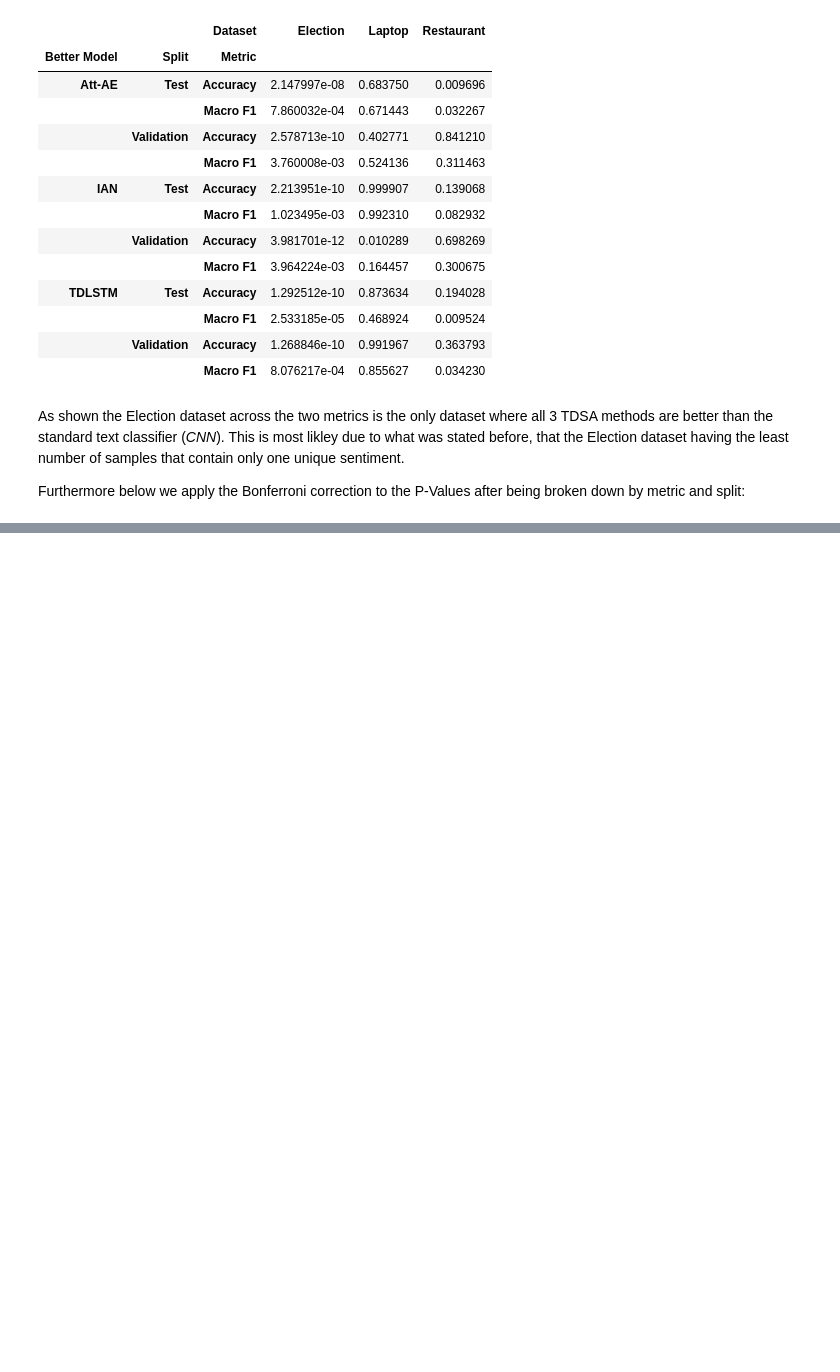
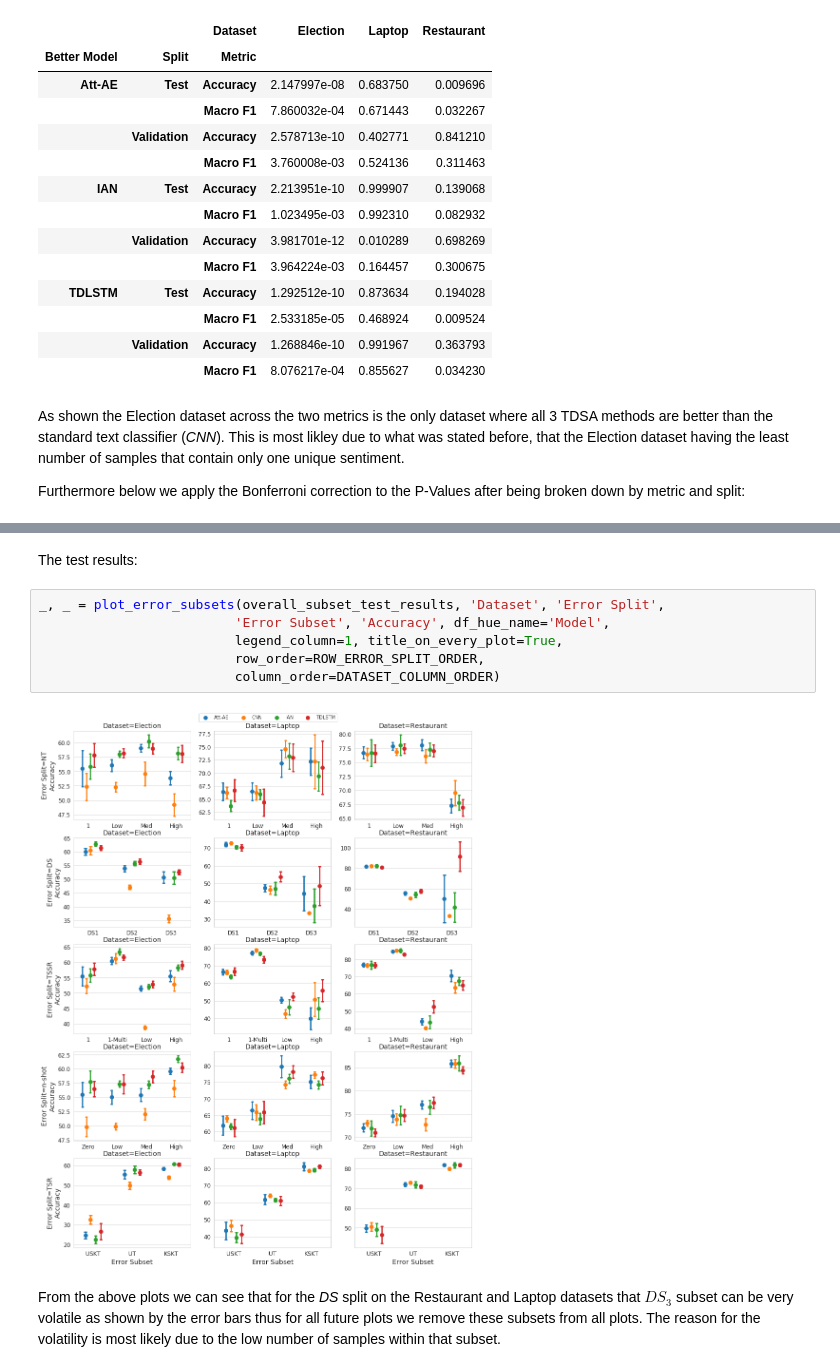
Before and after one commit to apmoore1/tdsa_comparisons, a Jupyter notebook: analysis/TDSA_Baseline_Results.ipynb, the cells around one changed output, grey strips where cells are left out. Drawn from its saved outputs; the diff is of its cells as text; blank space fills up the shorter version.

```diff
--- a/analysis/TDSA_Baseline_Results.ipynb
+++ b/analysis/TDSA_Baseline_Results.ipynb
@@ -377,0 +296,12 @@ Of which error splits 1, 2, and 3 are local where as the rest are global.
+# %% [markdown]
+The test results:
+# %%
+_, _ = plot_error_subsets(overall_subset_test_results, 'Dataset', 'Error Split',
+                         'Error Subset', 'Accuracy', df_hue_name='Model',
+                         legend_column=1, title_on_every_plot=True,
+                         row_order=ROW_ERROR_SPLIT_ORDER,
+                         column_order=DATASET_COLUMN_ORDER)
+# %% [output]
+[figure, added]
+# %% [markdown]
+From the above plots we can see that for the *DS* split on the Restaurant and Laptop datasets that $DS_3$ subset can be very volatile as shown by the error bars thus for all future plots we remove these subsets from all plots. The reason for the volatility is most likely due to the low number of samples within that subset.
```
Also changed, not shown: parts of 78 cells of this notebook.
